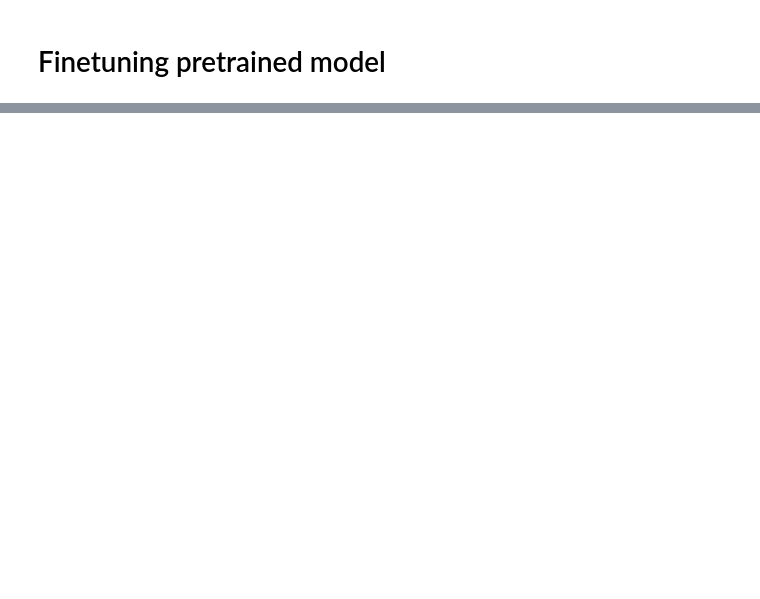
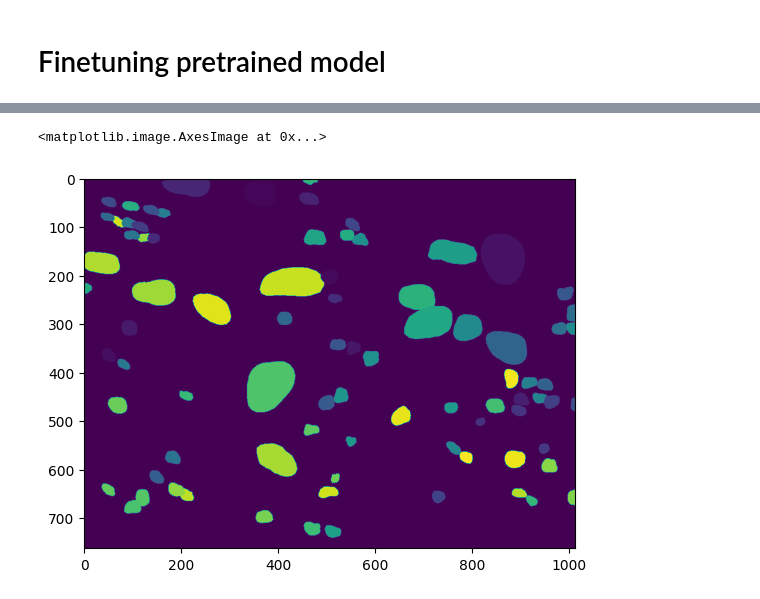
Before and after one commit to Ruruthia/Cell_nuclei_segmentation, a Jupyter notebook: notebooks/Train_stardist.ipynb, the cells around one changed output, grey strips where cells are left out. Cells and saved outputs as stored; diff of their text form; code cells hidden in the pictures; blank space fills up the shorter version.

Commit message:
Train StarDist from scratch

```diff
--- a/notebooks/Train_stardist.ipynb
+++ b/notebooks/Train_stardist.ipynb
@@ -48,6 +88,13 @@ val_masks = [imageio.imread(f'{PATH}/val/mask/{f}') for f in files_names]
 
 val_imgs = [normalize(img) if len(img.shape) == 2 else normalize(img[:, :, 0]) for img in val_imgs]
 val_masks = [img.astype(int) if len(img.shape) == 2 else img[:, :, 0].astype(int) for img in val_masks]
+
+files_names =  listdir(f'{PATH}/test/img')
+test_imgs = [imageio.imread(f'{PATH}/test/img/{f}') for f in files_names]
+test_masks = [imageio.imread(f'{PATH}/test/mask/{f}') for f in files_names]
+
+test_imgs = [normalize(img) if len(img.shape) == 2 else normalize(img[:, :, 0]) for img in test_imgs]
+test_masks = [img.astype(int) if len(img.shape) == 2 else img[:, :, 0].astype(int) for img in test_masks]
 # %% [markdown]
 # Loading pretrained model
 # %%
@@ -66,0 +217,11 @@ plt.imshow(render_label(example_pred[0], val_imgs[0]))
+# %%
+conf = Config2D (
+    use_gpu = False,
+    n_channel_in = 1,
+    n_rays=32,
+    unet_n_depth=3,
+    grid=(4,4)
+)
+model = StarDist2D(conf, name='stardist', basedir='models')
+model.train(train_imgs, train_masks, validation_data=(val_imgs, val_masks), augmenter=None, epochs=200, steps_per_epoch=200)
+model.optimize_thresholds(val_imgs, val_masks)
@@ -66,0 +249,5 @@ plt.imshow(render_label(example_pred[0], val_imgs[0]))
+# %%
+i = 0
+example_pred = model.predict_instances(test_imgs[i])
+plt.imshow(example_pred[0])
+# %% [output]
@@ -66,0 +255,2 @@ plt.imshow(render_label(example_pred[0], val_imgs[0]))
+<matplotlib.image.AxesImage at 0x...>
+[figure, added]
```
Also changed, not shown: parts of 16 cells of this notebook, 1 other file.
